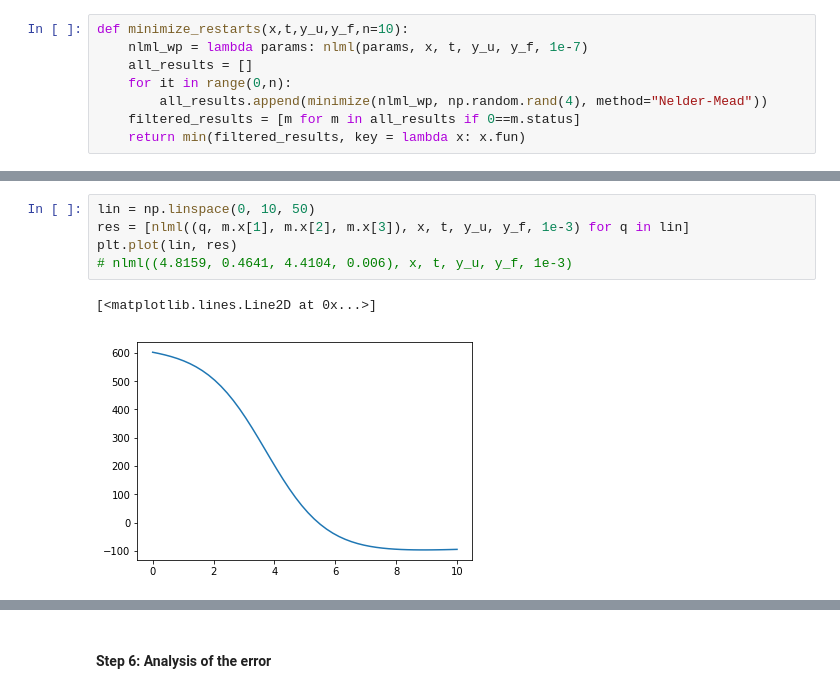
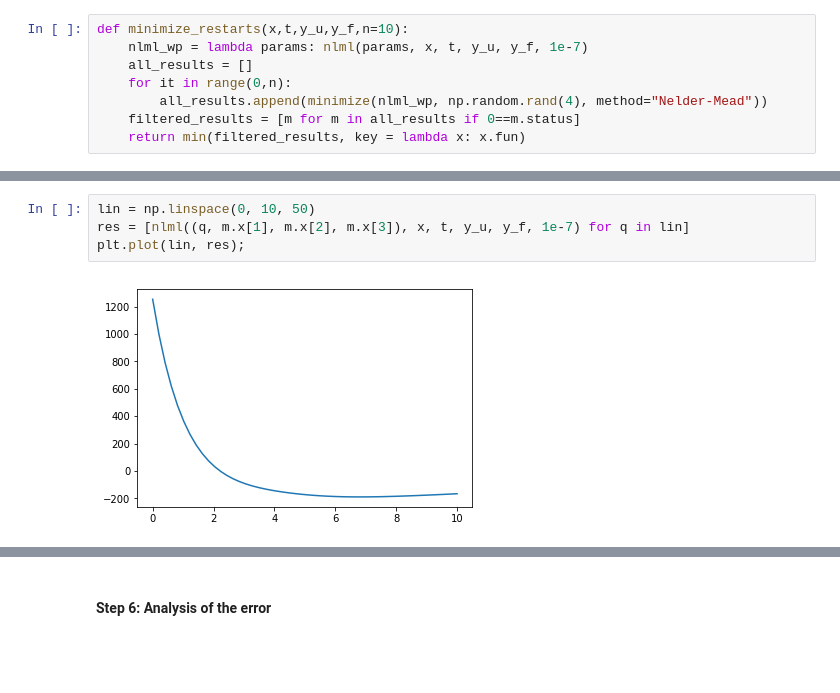
Before and after one commit to ratnania/mlhiphy, a Jupyter notebook: wave_equation/wave_eq_with_analysis.ipynb, the cells around one changed output, grey strips where cells are left out. Saved outputs shown, nothing was run; the diff lists cells and outputs as text; blank space fills up the shorter version.

```diff
--- a/wave_equation/wave_eq_with_analysis.ipynb
+++ b/wave_equation/wave_eq_with_analysis.ipynb
@@ -144,10 +172,8 @@ Plotting the behavior for varied parameters:
 # %%
 lin = np.linspace(0, 10, 50)
-res = [nlml((q, m.x[1], m.x[2], m.x[3]), x, t, y_u, y_f, 1e-3) for q in lin]
-plt.plot(lin, res)
-# nlml((4.8159, 0.4641, 4.4104, 0.006), x, t, y_u, y_f, 1e-3)
+res = [nlml((q, m.x[1], m.x[2], m.x[3]), x, t, y_u, y_f, 1e-7) for q in lin]
+plt.plot(lin, res);
 # %% [output]
-[<matplotlib.lines.Line2D at 0x...>]
-[figure, old version]
+[figure, new version]
 # %%
 lin = np.linspace(0, 10, 50)
```
Also changed, not shown: parts of 25 cells of this notebook, 1 other file.
